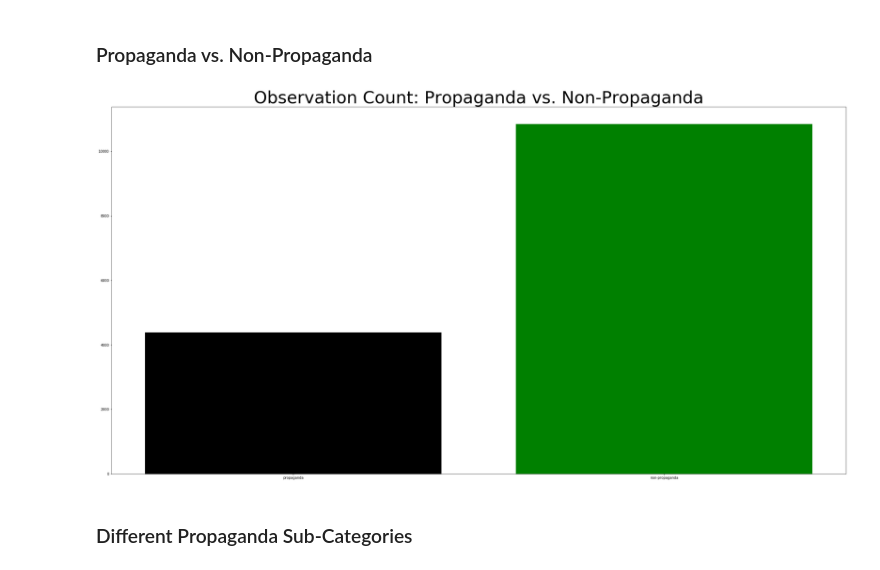
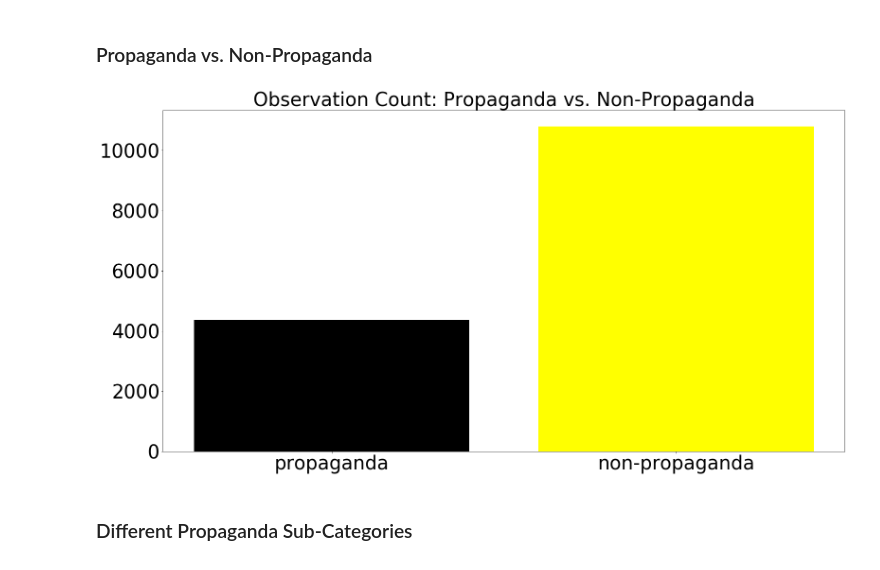
Before and after one commit to Sepelbaum/propaganda-project, a Jupyter notebook: sentence-data/EDA_text.ipynb, the cells around one changed output. Cells and saved outputs as stored; diff of their text form; code cells hidden in the pictures.

```diff
--- a/sentence-data/EDA_text.ipynb
+++ b/sentence-data/EDA_text.ipynb
@@ -37,23 +47,23 @@ non_prop = df[df['propaganda']=='non-propaganda']
 ### Propaganda vs. Non-Propaganda
 # %%
 import matplotlib.pyplot as plt
-fig = plt.figure(figsize=(30,15))
+fig = plt.figure(figsize=(20,10))
 ax = fig.add_axes([0,0,1,1])
 
 labels = ['propaganda','non-propaganda']
 
 x_1 = len(prop)
 x_2 = len(non_prop)
 
 heights = [x_1,x_2]
-ax.bar(labels,heights,color=['black', 'green'])
-plt.title('Observation Count: Propaganda vs. Non-Propaganda', fontsize=50)
+ax.bar(labels,heights,color=['black', 'yellow'])
+plt.title('Observation Count: Propaganda vs. Non-Propaganda', fontsize=40)
 
-plt.rc('xtick', labelsize=40)
-plt.rc('ytick', labelsize=40)
-plt.show()
+plt.rc('xtick', labelsize=30)
+plt.rc('ytick', labelsize=30)
+# plt.show()
 # %% [output]
-[figure, old version]
+[figure, new version]
 # %% [markdown]
 ### Different Propaganda Sub-Categories
 # %%
```
Also changed, not shown: parts of 23 cells of this notebook, 3 other files.
